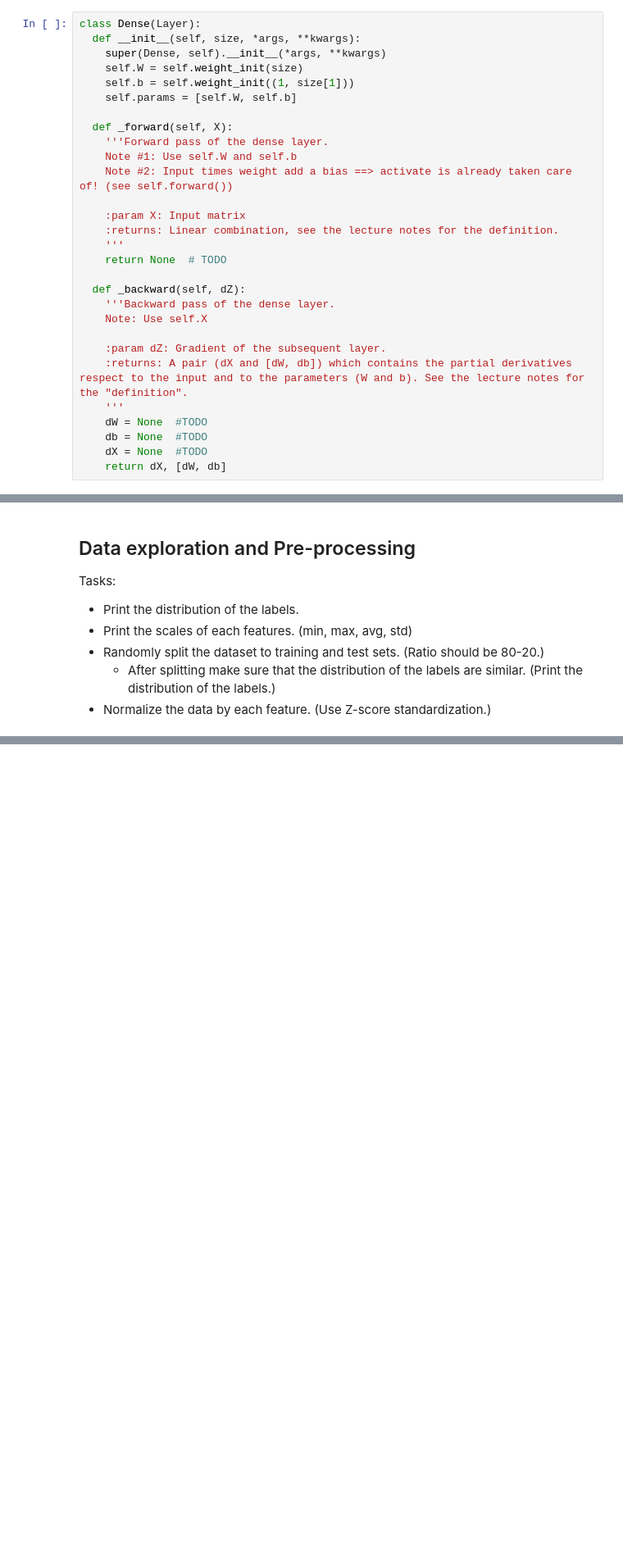
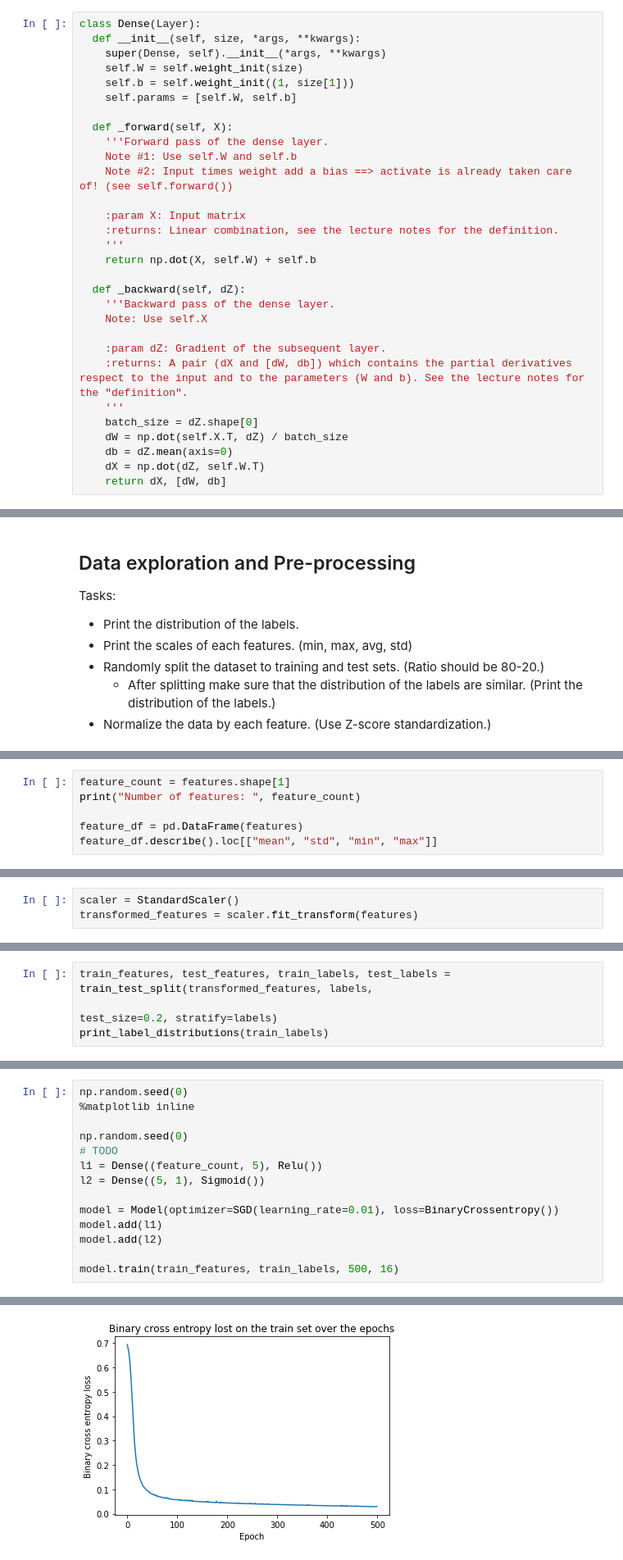
Before and after one commit to vale2005/advanced_ml, a Jupyter notebook: Assignment_BCWD_and_Circles_vs_Triangles.ipynb, the cells around one changed output, grey strips where cells are left out. Shown: that part at 82% size. Saved outputs shown, nothing was run; the diff lists cells and outputs as text; blank space fills up the shorter version.

Commit message:
First part of the assignment(dense neural network) done

```diff
--- a/Assignment_BCWD_and_Circles_vs_Triangles.ipynb
+++ b/Assignment_BCWD_and_Circles_vs_Triangles.ipynb
@@ -208,7 +216,7 @@ class Dense(Layer):
     :param X: Input matrix
     :returns: Linear combination, see the lecture notes for the definition.
     '''
-    return None  # TODO
+    return np.dot(X, self.W) + self.b
 
   def _backward(self, dZ):
     '''Backward pass of the dense layer.
@@ -217,9 +225,10 @@ class Dense(Layer):
     :param dZ: Gradient of the subsequent layer.
     :returns: A pair (dX and [dW, db]) which contains the partial derivatives respect to the input and to the parameters (W and b). See the lecture notes for the "definition".
     '''
-    dW = None  #TODO
-    db = None  #TODO
-    dX = None  #TODO
+    batch_size = dZ.shape[0]
+    dW = np.dot(self.X.T, dZ) / batch_size
+    db = dZ.mean(axis=0)
+    dX = np.dot(dZ, self.W.T)
     return dX, [dW, db]
 # %% [markdown]
 ### Flatten
@@ -436,0 +502,6 @@ Tasks:
+# %%
+feature_count = features.shape[1]
+print("Number of features: ", feature_count)
+
+feature_df = pd.DataFrame(features)
+feature_df.describe().loc[["mean", "std", "min", "max"]]
@@ -436,0 +518,3 @@ Tasks:
+# %%
+scaler = StandardScaler()
+transformed_features = scaler.fit_transform(features)
@@ -436,0 +523,4 @@ Tasks:
+# %%
+train_features, test_features, train_labels, test_labels = train_test_split(transformed_features, labels,
+                                                                            test_size=0.2, stratify=labels)
+print_label_distributions(train_labels)
@@ -449,0 +543,15 @@ np.random.seed(0)
+# %%
+np.random.seed(0)
+%matplotlib inline
+
+np.random.seed(0)
+# TODO
+l1 = Dense((feature_count, 5), Relu())
+l2 = Dense((5, 1), Sigmoid())
+
+model = Model(optimizer=SGD(learning_rate=0.01), loss=BinaryCrossentropy())
+model.add(l1)
+model.add(l2)
+
+model.train(train_features, train_labels, 500, 16)
+# %% [output]
@@ -449,0 +592 @@ np.random.seed(0)
+[figure, added]
```
Also changed, not shown: parts of 24 cells of this notebook.
